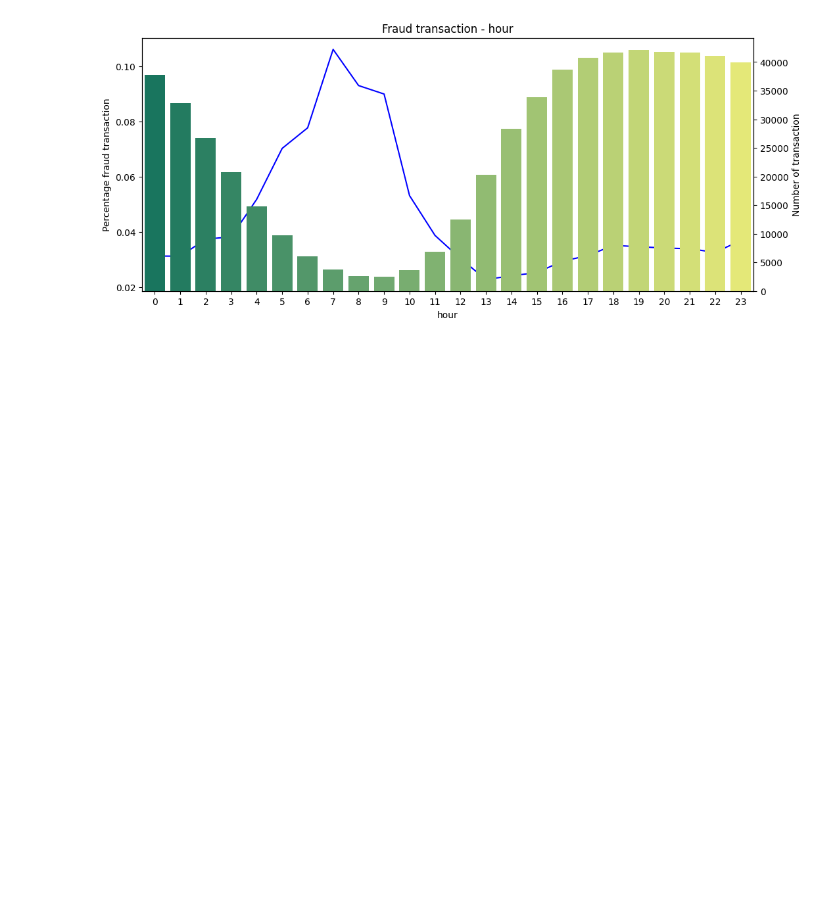
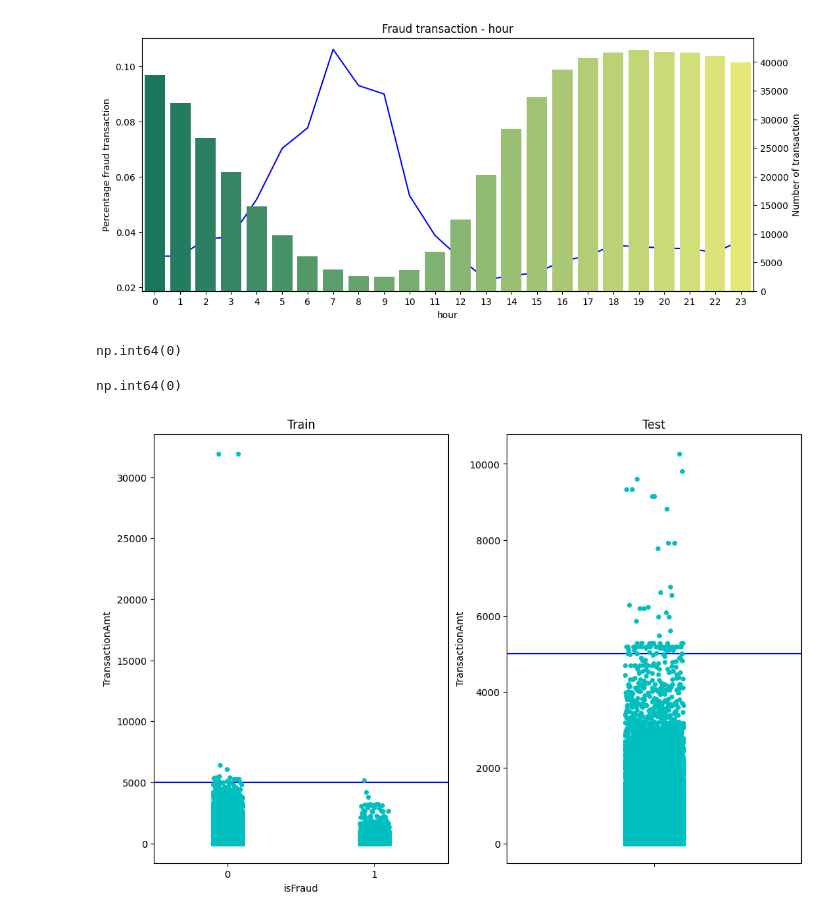
Before and after one commit to tranthikyphuong/IEEE-CIS-Fraud-Detection-Project, a Jupyter notebook: ieee-cis-fraud-detection.ipynb, the cells around one changed output. Saved outputs shown, nothing was run; the diff lists cells and outputs as text; code cells hidden in the pictures; blank space fills up the shorter version.

Commit message:
Kaggle Notebook | IEEE-CIS Fraud Detection | Version 8

```diff
--- a/ieee-cis-fraud-detection.ipynb
+++ b/ieee-cis-fraud-detection.ipynb
@@ -269,3 +269,24 @@ Passing `palette` without assigning `hue` is deprecated and will be removed in v
 
   axes2 = sns.barplot(x=tmp['hour'],y=tmp['Number of transaction'],palette='summer')
 [figure]
+# %%
+merged_train['TransactionAmt'].isnull().sum()
+# %% [output]
+np.int64(0)
+# %%
+merged_test['TransactionAmt'].isnull().sum()
+# %% [output]
+np.int64(0)
+# %%
+plt.figure(figsize=(12,8))
+plt.subplot(121)
+sns.stripplot(y='TransactionAmt', x='isFraud', data=merged_train, color = 'c')
+plt.axhline(5000, color='b')
+plt.title('Train')
+
+plt.subplot(122)
+sns.stripplot(y='TransactionAmt', data=merged_test,color='c')
+plt.axhline(5000, color='b')
+plt.title('Test');
+# %% [output]
+[figure, added]
```
Also changed, not shown: parts of 3 cells of this notebook.
